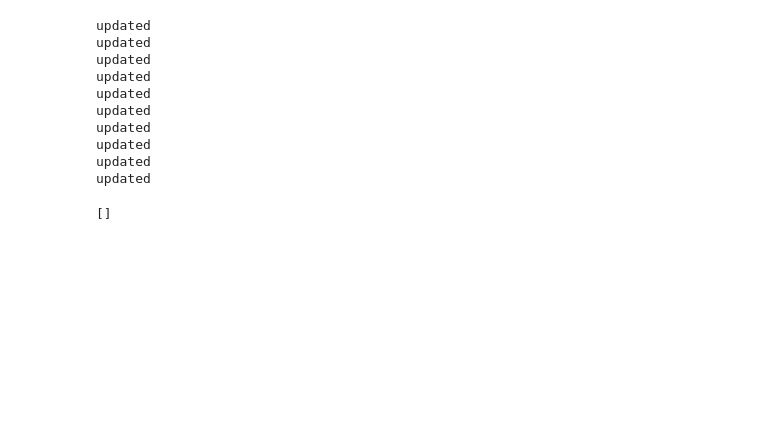
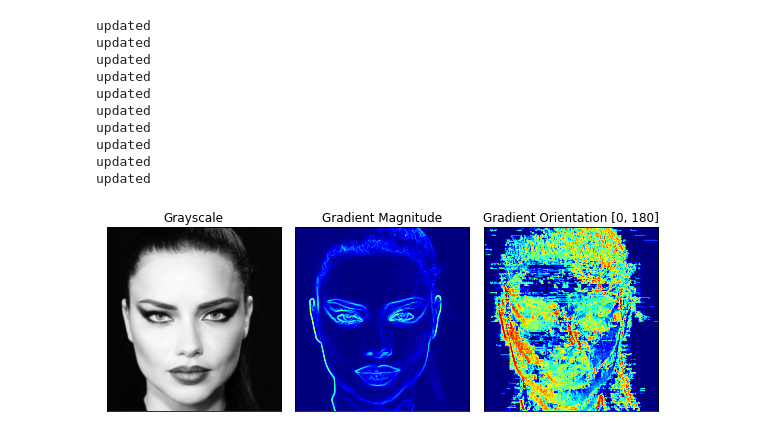
Before and after one commit to lewszykkonrad/landmarks, a Jupyter notebook: face_landmarks/testing.ipynb, the cells around one changed output. Cells and saved outputs as stored; diff of their text form; code cells hidden in the pictures; blank space fills up the shorter version.

```diff
--- a/face_landmarks/testing.ipynb
+++ b/face_landmarks/testing.ipynb
@@ -114,7 +116,35 @@ button_1.bind("<Button-1>", handle_click)
 button_1.pack()
 
 window.mainloop()
-# %%
-sequence
-# %% [output]
-[]
+# %%
+image = cv2.imread("../../faces/high_quality_dataset/hot/image_74.jpg")
+gray = cv2.cvtColor(image, cv2.COLOR_BGR2GRAY)
+
+gX = cv2.Sobel(gray, cv2.CV_64F, 1, 0)
+gY = cv2.Sobel(gray, cv2.CV_64F, 0, 1)
+
+magnitude = np.sqrt((gX ** 2) + (gY ** 2))
+orientation = np.arctan2(gY, gX) * (180 / np.pi) % 180
+
+(fig, axs) = plt.subplots(nrows=1, ncols=3, figsize=(8, 4))
+# plot each of the images
+axs[0].imshow(gray, cmap="gray")
+axs[1].imshow(magnitude, cmap="jet")
+axs[2].imshow(orientation, cmap="jet")
+# set the titles of each axes
+axs[0].set_title("Grayscale")
+axs[1].set_title("Gradient Magnitude")
+axs[2].set_title("Gradient Orientation [0, 180]")
+# loop over each of the axes and turn off the x and y ticks
+for i in range(0, 3):
+	axs[i].get_xaxis().set_ticks([])
+	axs[i].get_yaxis().set_ticks([])
+# show the plots
+plt.tight_layout()
+plt.show()
+
+# cv2.imshow("gray image", gray)
+# cv2.waitKey(0)
+# cv2.destroyAllWindows()
+# %% [output]
+[figure, added]
```
Also changed, not shown: parts of 2 cells of this notebook, 1 other file.
